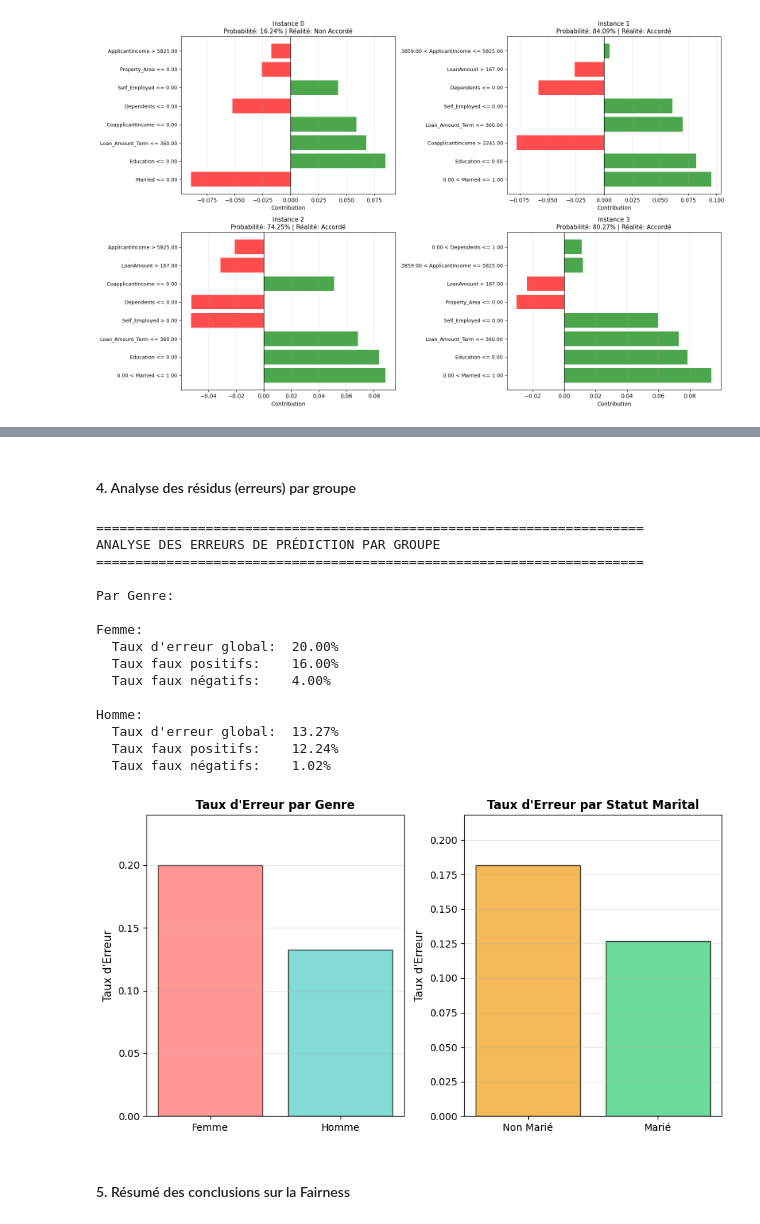
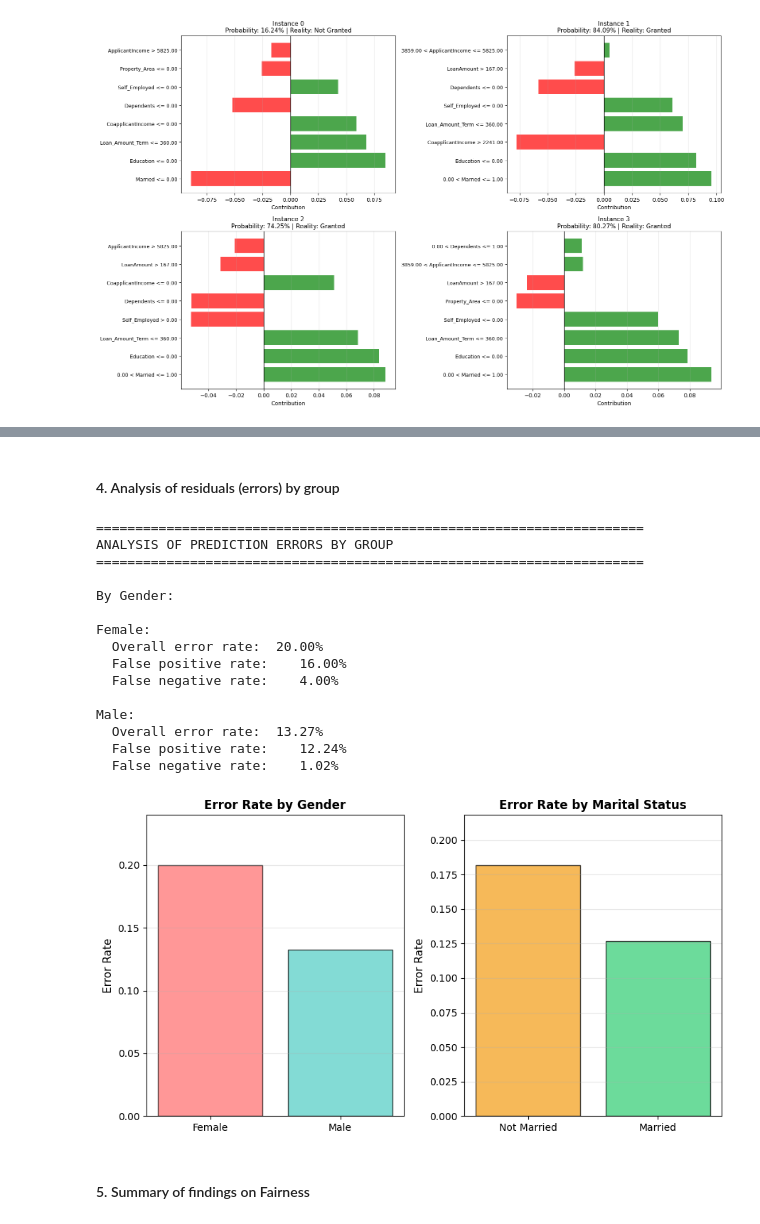
Before and after one commit to alingom/loan-prediction-app, a Jupyter notebook: loan_model.ipynb, the cells around one changed output, grey strips where cells are left out. Cells and saved outputs as stored; diff of their text form; code cells hidden in the pictures.

```diff
--- a/loan_model.ipynb
+++ b/loan_model.ipynb
@@ -898,9 +988,9 @@ Différence de taux de sélection: 15.67%
 # %%
-# Visualisation des performances par genre
-fig, axes = plt.subplots(2, 2, figsize=(10, 6))
+# Performance visualisation by gender
+fig, axes = plt.subplots(2, 2, figsize=(12, 7))
 
 metrics_names = ['selection_rate', 'accuracy', 'tpr', 'fpr']
-titles = ['Taux de Sélection', 'Accuracy', 'Taux Vrai Positif (Sensibilité)', 'Taux Faux Positif']
+titles = ['Selection Rate', 'Accuracy', 'True Positive Rate (Sensitivity)', 'False Positive Rate']
 
 for idx, (metric, title) in enumerate(zip(metrics_names, titles)):
     ax = axes[idx // 2, idx % 2]
@@ -912,10 +1002,10 @@ for idx, (metric, title) in enumerate(zip(metrics_names, titles)):
 
     ax.set_ylabel(title, fontsize=11)
     ax.set_ylim(0, 1)
-    ax.set_title(f'{title} par Genre', fontsize=12, fontweight='bold')
+    ax.set_title(f'{title} by Gender', fontsize=12, fontweight='bold')
     ax.grid(axis='y', alpha=0.3)
 
-    # Ajouter les valeurs sur les barres
+    # Add the values to the bars
     for bar, value in zip(bars, values):
         height = bar.get_height()
         ax.text(bar.get_x() + bar.get_width()/2., height,
@@ -1020,17 +1110,17 @@ plt.show()
 # %% [markdown]
-#### 4. Analyse des résidus (erreurs) par groupe
+#### 4. Analysis of residuals (errors) by group
 # %%
 print("\n" + "="*70)
-print("ANALYSE DES ERREURS DE PRÉDICTION PAR GROUPE")
+print("ANALYSIS OF PREDICTION ERRORS BY GROUP")
 print("="*70)
 
-# Calculer les erreurs
+# Calculate errors
 errors = (y_test.values != y_pred_test).astype(int)
 false_positives = ((y_test.values == 0) & (y_pred_test == 1)).astype(int)
 false_negatives = ((y_test.values == 1) & (y_pred_test == 0)).astype(int)
 
-print("\nPar Genre:")
-for gender_val, gender_name in [(0, 'Femme'), (1, 'Homme')]:
+print("\nBy Gender:")
+for gender_val, gender_name in [(0, 'Female'), (1, 'Male')]:
     mask = X_test_with_gender['Gender'] == gender_val
     if mask.sum() > 0:
         error_rate = errors[mask].mean()
@@ -1038,61 +1128,61 @@ for gender_val, gender_name in [(0, 'Femme'), (1, 'Homme')]:
         fn_rate = false_negatives[mask].sum() / mask.sum()
 
         print(f"\n{gender_name}:")
-        print(f"  Taux d'erreur global:  {error_rate:.2%}")
-        print(f"  Taux faux positifs:    {fp_rate:.2%}")
-        print(f"  Taux faux négatifs:    {fn_rate:.2%}")
+        print(f"  Overall error rate:  {error_rate:.2%}")
+        print(f"  False positive rate:    {fp_rate:.2%}")
+        print(f"  False negative rate:    {fn_rate:.2%}")
 # %% [output]
 ======================================================================
-ANALYSE DES ERREURS DE PRÉDICTION PAR GROUPE
+ANALYSIS OF PREDICTION ERRORS BY GROUP
 ======================================================================
 
-Par Genre:
+By Gender:
 
-Femme:
-  Taux d'erreur global:  20.00%
-  Taux faux positifs:    16.00%
-  Taux faux négatifs:    4.00%
+Female:
+  Overall error rate:  20.00%
+  False positive rate:    16.00%
+  False negative rate:    4.00%
 
-Homme:
-  Taux d'erreur global:  13.27%
-  Taux faux positifs:    12.24%
-  Taux faux négatifs:    1.02%
+Male:
+  Overall error rate:  13.27%
+  False positive rate:    12.24%
+  False negative rate:    1.02%
 # %%
-# Visualisation des erreurs par groupe
+# Viewing errors by group
 fig, axes = plt.subplots(1, 2, figsize=(9, 5))
 
-# Par Genre
+# By Gender
 error_by_gender = []
-for gender_val, gender_name in [(0, 'Femme'), (1, 'Homme')]:
+for gender_val, gender_name in [(0, 'Female'), (1, 'Male')]:
     mask = X_test_with_gender['Gender'] == gender_val
     if mask.sum() > 0:
         error_by_gender.append(errors[mask].mean())
 
-axes[0].bar(['Femme', 'Homme'], error_by_gender, color=['#ff6b6b', '#4ecdc4'], alpha=0.7, edgecolor='black')
-axes[0].set_ylabel('Taux d\'Erreur', fontsize=11)
-axes[0].set_title('Taux d\'Erreur par Genre', fontsize=12, fontweight='bold')
+axes[0].bar(['Female', 'Male'], error_by_gender, color=['#ff6b6b', '#4ecdc4'], alpha=0.7, edgecolor='black')
+axes[0].set_ylabel('Error Rate', fontsize=11)
+axes[0].set_title('Error Rate by Gender', fontsize=12, fontweight='bold')
 axes[0].set_ylim(0, max(error_by_gender) * 1.2)
 axes[0].grid(axis='y', alpha=0.3)
 
-# Par Statut Marital
+# By Marital Status
 error_by_married = []
 for married_val in sorted(married_groups.unique()):
     mask = X_test_with_married['Married'] == married_val
     if mask.sum() > 0:
         error_by_married.append(errors[mask].mean())
 
-married_labels = ['Non Marié', 'Marié']
+married_labels = ['Not Married', 'Married']
 axes[1].bar(married_labels, error_by_married, color=['#f39c12', '#2ecc71'], alpha=0.7, edgecolor='black')
-axes[1].set_ylabel('Taux d\'Erreur', fontsize=11)
-axes[1].set_title('Taux d\'Erreur par Statut Marital', fontsize=12, fontweight='bold')
+axes[1].set_ylabel('Error Rate', fontsize=11)
+axes[1].set_title('Error Rate by Marital Status', fontsize=12, fontweight='bold')
 axes[1].set_ylim(0, max(error_by_married) * 1.2)
 axes[1].grid(axis='y', alpha=0.3)
 
 plt.tight_layout()
 plt.show()
 # %% [output]
-[figure, old version]
+[figure, new version]
 # %% [markdown]
-#### 5. Résumé des conclusions sur la Fairness
+#### 5. Summary of findings on Fairness
 # %%
 print("\n" + "="*70)
```
Also changed, not shown: parts of 71 cells of this notebook, 5 other files.
